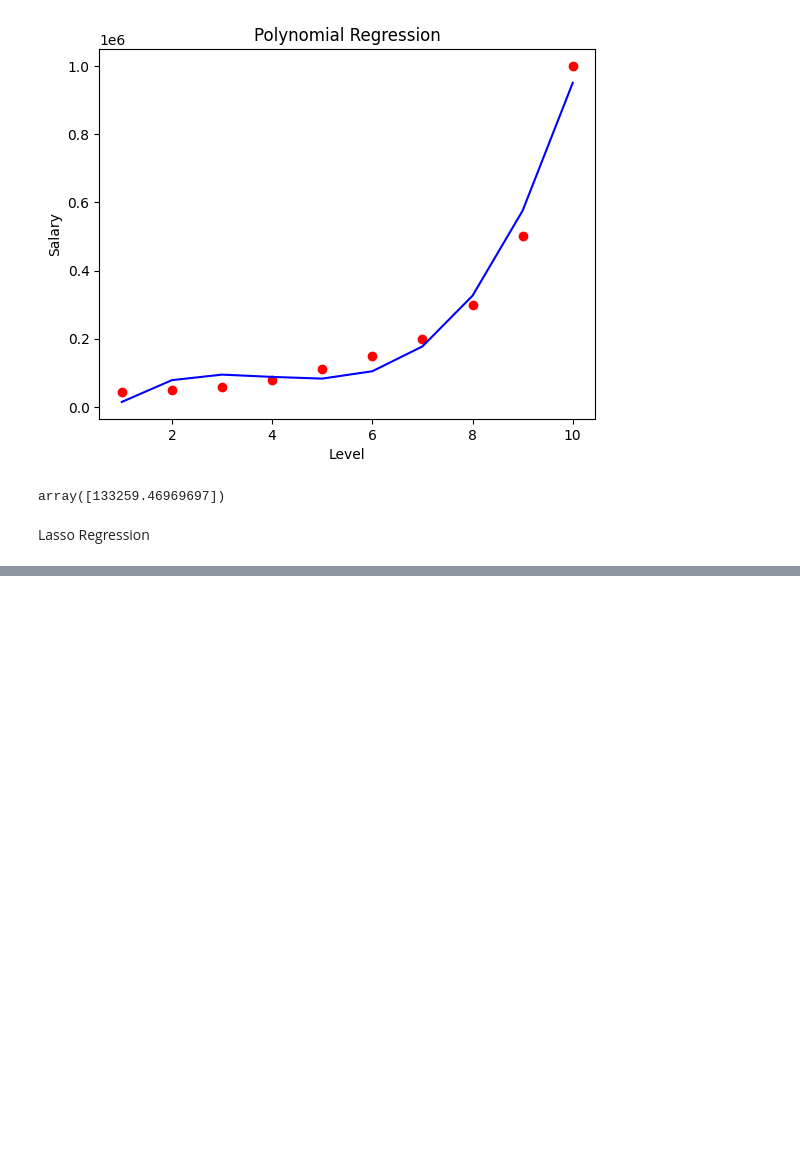
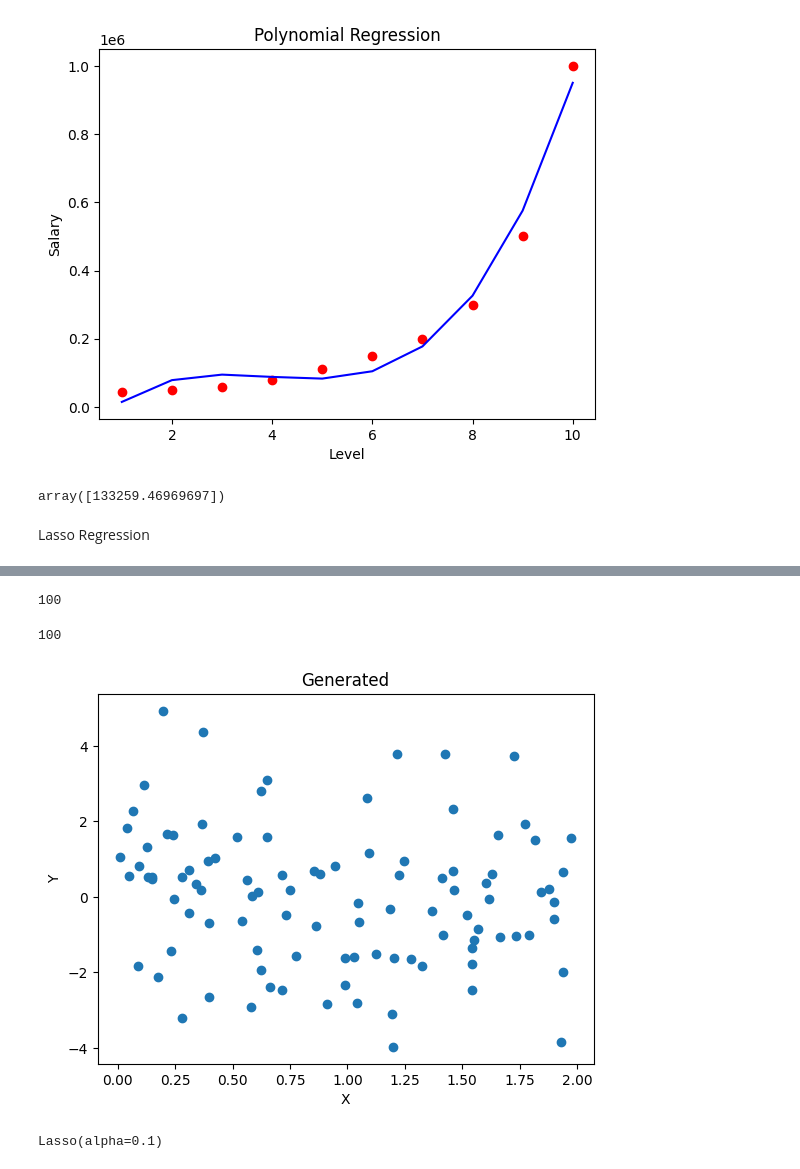
Before and after one commit to Ratish-ai/AI, a Jupyter notebook: supervised.ipynb, the cells around one changed output, grey strips where cells are left out. Saved outputs shown, nothing was run; the diff lists cells and outputs as text; code cells hidden in the pictures; blank space fills up the shorter version.

```diff
--- a/supervised.ipynb
+++ b/supervised.ipynb
@@ -230,3 +230,7 @@ new_reg.predict(poly_reg.fit_transform([[6.5]]))
 array([133259.46969697])
 # %% [markdown]
 Lasso Regression
+# %%
+np.random.seed(42)
+x = 2 * np.random.rand(100, 1)
+y = 2 * np.random.randn(100, 1)
@@ -232,0 +277,16 @@ Lasso Regression
+# %%
+len(x)
+# %% [output]
+100
+# %%
+len(y)
+# %% [output]
+100
+# %%
+plt.scatter(x,y)
+plt.title('Generated')
+plt.xlabel('X')
+plt.ylabel('Y')
+plt.show()
+# %% [output]
+[figure, added]
@@ -232,0 +300,4 @@ Lasso Regression
+# %%
+reg.fit(x_train,y_train)
+# %% [output]
+Lasso(alpha=0.1)
```
Also changed, not shown: parts of 14 cells of this notebook.
